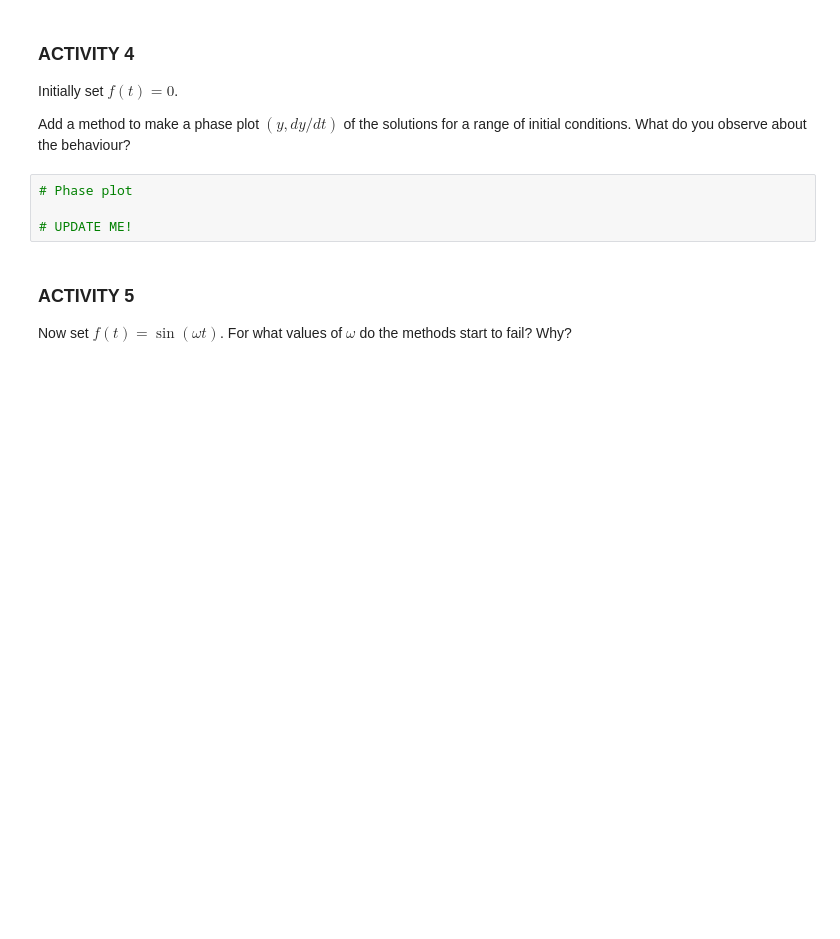
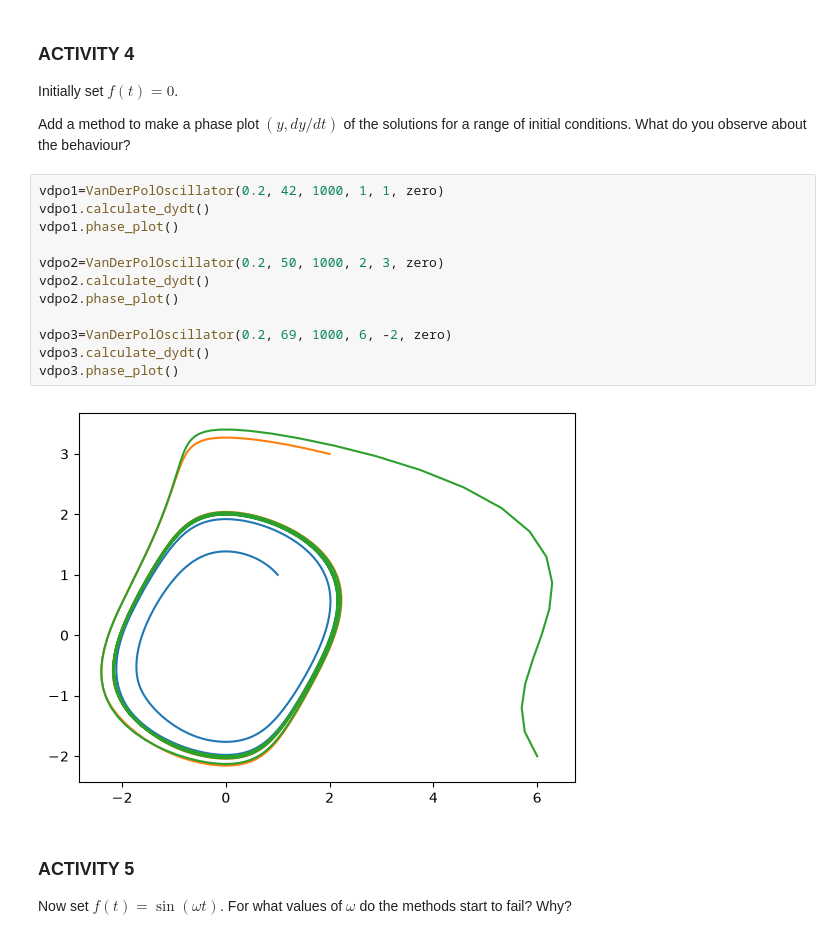
Before and after one commit to AJSUMMERS100/TopicsInSciComp, a Jupyter notebook: Notebooks/Week4_LabExercises.ipynb, the cells around one changed output. Saved outputs shown, nothing was run; the diff lists cells and outputs as text; blank space fills up the shorter version.

```diff
--- a/Notebooks/Week4_LabExercises.ipynb
+++ b/Notebooks/Week4_LabExercises.ipynb
@@ -256,9 +262,19 @@ Initially set $f(t) = 0$.
 
 Add a method to make a phase plot $(y, dy/dt)$ of the solutions for a range of initial conditions. What do you observe about the behaviour?
 # %%
-# Phase plot
+vdpo1=VanDerPolOscillator(0.2, 42, 1000, 1, 1, zero)
+vdpo1.calculate_dydt()
+vdpo1.phase_plot()
 
-# UPDATE ME!
+vdpo2=VanDerPolOscillator(0.2, 50, 1000, 2, 3, zero)
+vdpo2.calculate_dydt()
+vdpo2.phase_plot()
+
+vdpo3=VanDerPolOscillator(0.2, 69, 1000, 6, -2, zero)
+vdpo3.calculate_dydt()
+vdpo3.phase_plot()
+# %% [output]
+[figure, added]
 # %% [markdown]
 ### ACTIVITY 5
 
```
Also changed, not shown: parts of 2 cells of this notebook.
